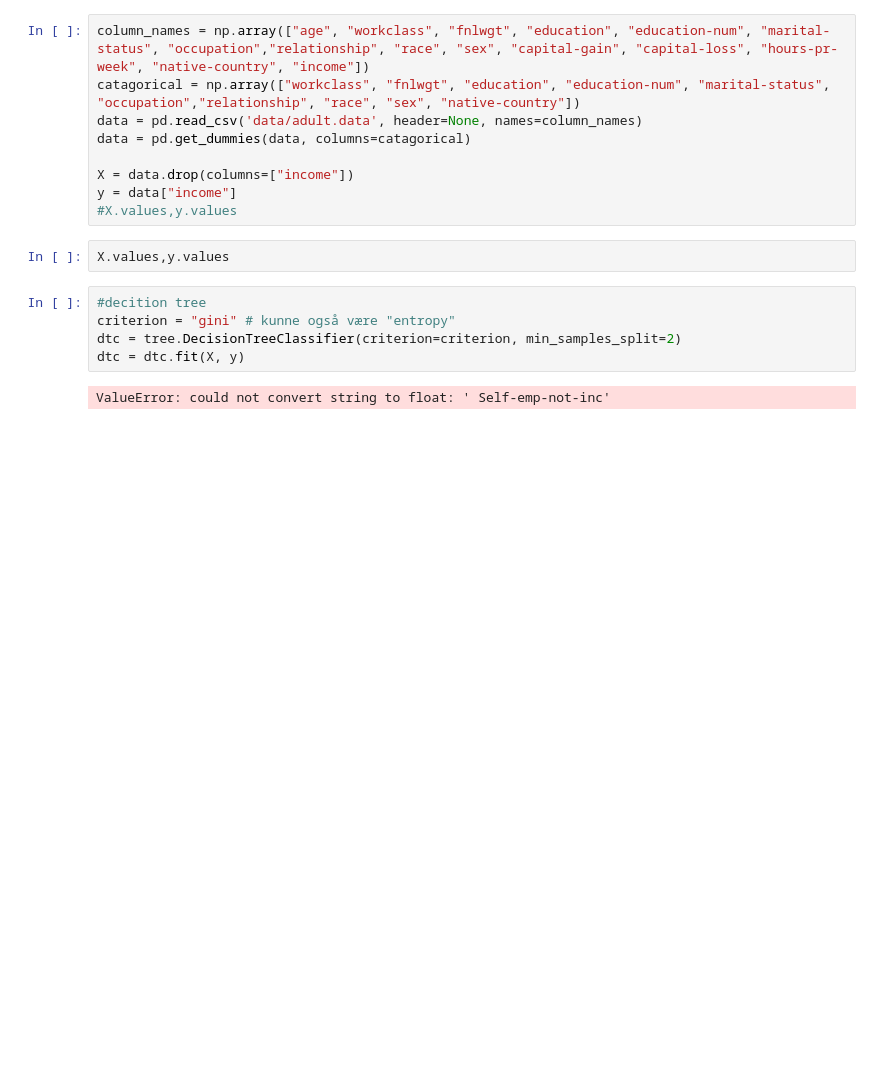
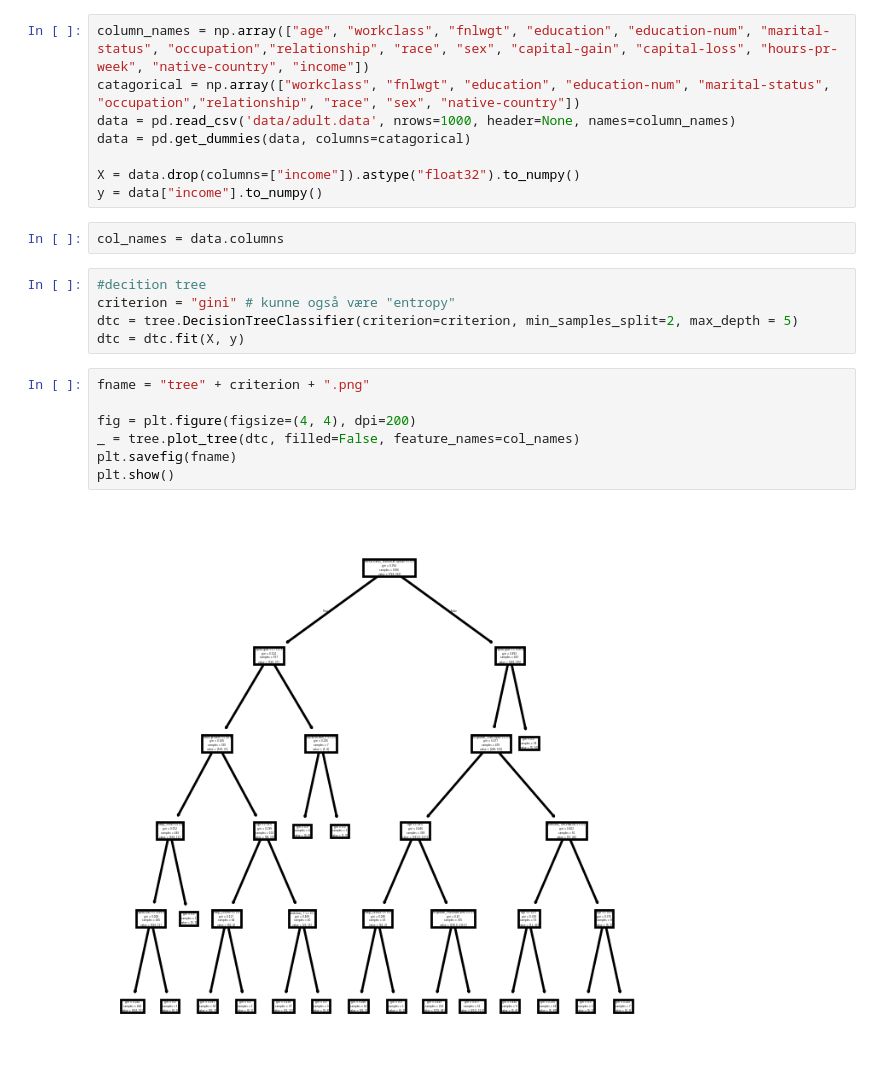
Before and after one commit to katinka314/XAI-project, a Jupyter notebook: training_models.ipynb, the cells around one changed output. Cells and saved outputs as stored; diff of their text form; blank space fills up the shorter version.

```diff
--- a/training_models.ipynb
+++ b/training_models.ipynb
@@ -3,21 +5,27 @@ from sklearn import tree
 import matplotlib.pyplot as plt
 import numpy as np
 import pandas as pd
-# %%
-column_names = np.array(["age", "workclass", "fnlwgt", "education", "education-num", "marital-status", "occupation","relationship", "race", "sex", "capital-gain", "capital-loss", "hours-pr-week", "native-country", "income"])
-catagorical = np.array(["workclass", "fnlwgt", "education", "education-num", "marital-status", "occupation","relationship", "race", "sex", "native-country"])
-data = pd.read_csv('data/adult.data', header=None, names=column_names)
-data = pd.get_dummies(data, columns=catagorical)
-
-X = data.drop(columns=["income"])
-y = data["income"]
-#X.values,y.values
-# %%
-X.values,y.values
+# %%
+column_names = np.array(["age", "workclass", "fnlwgt", "education", "education-num", "marital-status", "occupation","relationship", "race", "sex", "capital-gain", "capital-loss", "hours-pr-week", "native-country", "income"])
+catagorical = np.array(["workclass", "fnlwgt", "education", "education-num", "marital-status", "occupation","relationship", "race", "sex", "native-country"])
+data = pd.read_csv('data/adult.data', nrows=1000, header=None, names=column_names)
+data = pd.get_dummies(data, columns=catagorical)
+
+X = data.drop(columns=["income"]).astype("float32").to_numpy()
+y = data["income"].to_numpy()
+# %%
+col_names = data.columns
 # %%
 #decition tree
 criterion = "gini" # kunne også være "entropy"
-dtc = tree.DecisionTreeClassifier(criterion=criterion, min_samples_split=2)
+dtc = tree.DecisionTreeClassifier(criterion=criterion, min_samples_split=2, max_depth = 5)
 dtc = dtc.fit(X, y)
-# %% [output]
-ValueError: could not convert string to float: ' Self-emp-not-inc'
+# %%
+fname = "tree" + criterion + ".png"
+
+fig = plt.figure(figsize=(4, 4), dpi=200)
+_ = tree.plot_tree(dtc, filled=False, feature_names=col_names)
+plt.savefig(fname)
+plt.show()
+# %% [output]
+[figure, added]
```
Also changed, not shown: parts of 1 cell of this notebook.
